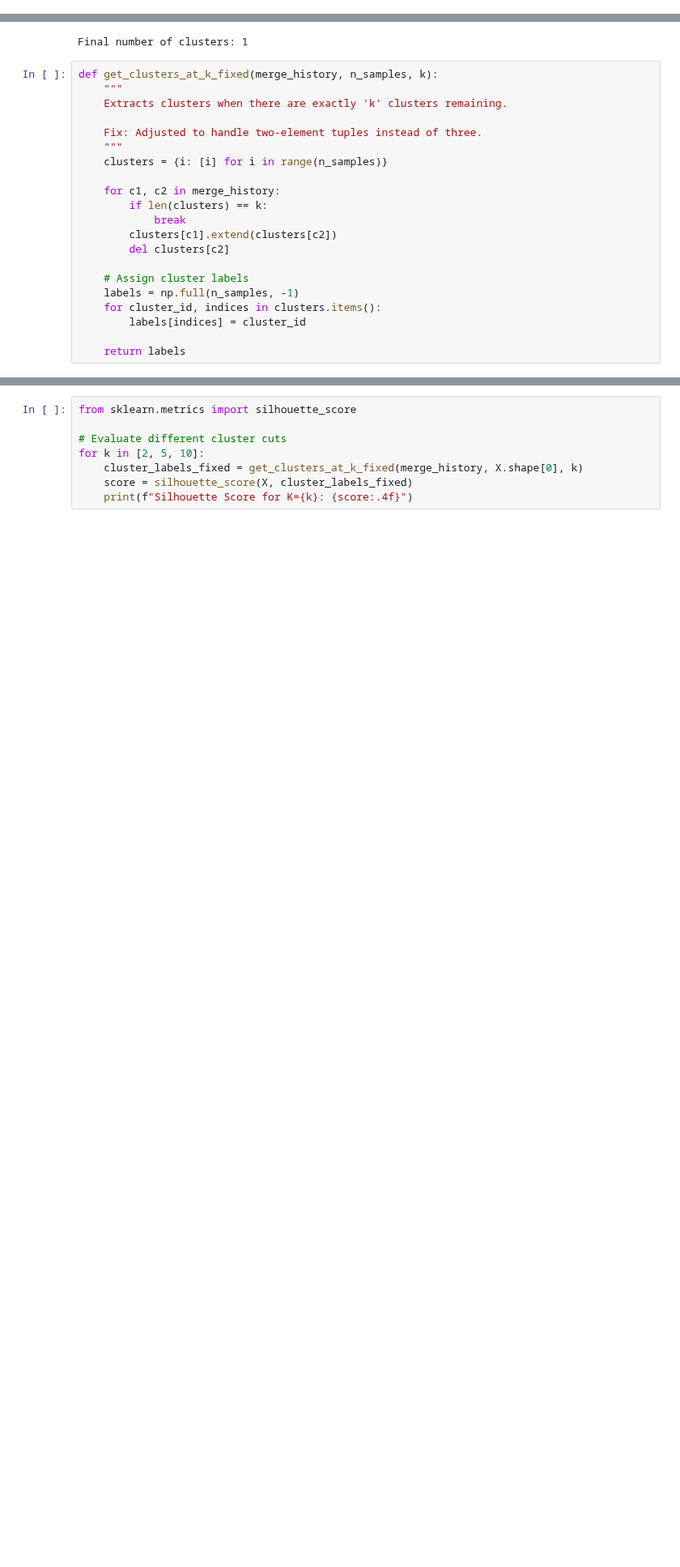
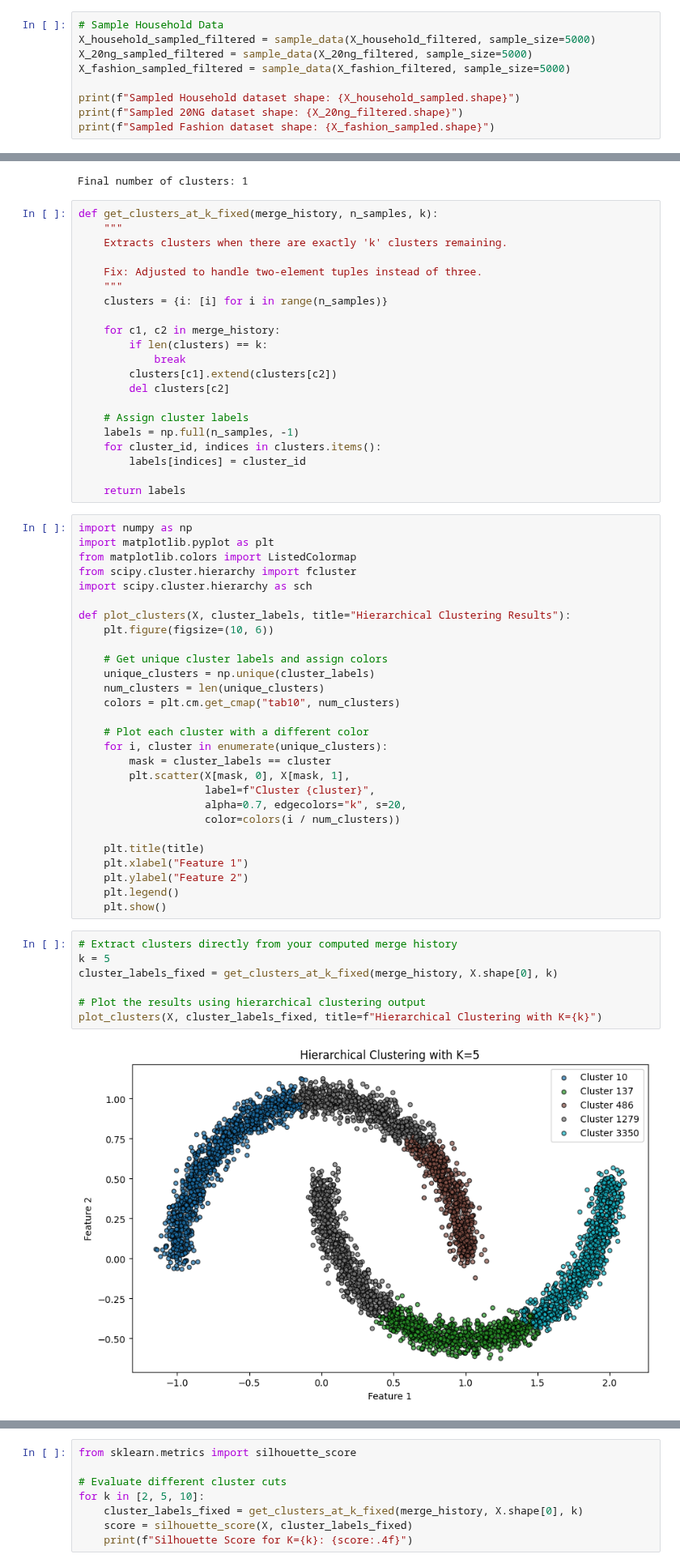
Before and after one commit to HalgasAdrian/CS5230-Coursework, a Jupyter notebook: HW2B Clustering DBSCAN, Hierarchical Clustering.ipynb, the cells around one changed output, grey strips where cells are left out. Shown at 81% size. Drawn from its saved outputs; the diff is of its cells as text; blank space fills up the shorter version.

```diff
--- a/HW2B Clustering DBSCAN, Hierarchical Clustering.ipynb
+++ b/HW2B Clustering DBSCAN, Hierarchical Clustering.ipynb
@@ -520,0 +515,9 @@ datasets_filtered = {
+# %%
+# Sample Household Data
+X_household_sampled_filtered = sample_data(X_household_filtered, sample_size=5000)
+X_20ng_sampled_filtered = sample_data(X_20ng_filtered, sample_size=5000)
+X_fashion_sampled_filtered = sample_data(X_fashion_filtered, sample_size=5000)
+
+print(f"Sampled Household dataset shape: {X_household_sampled.shape}")
+print(f"Sampled 20NG dataset shape: {X_20ng_filtered.shape}")
+print(f"Sampled Fashion dataset shape: {X_fashion_sampled.shape}")
@@ -655,3 +679,40 @@ def get_clusters_at_k_fixed(merge_history, n_samples, k):
         labels[indices] = cluster_id
 
     return labels
+# %%
+import numpy as np
+import matplotlib.pyplot as plt
+from matplotlib.colors import ListedColormap
+from scipy.cluster.hierarchy import fcluster
+import scipy.cluster.hierarchy as sch
+
+def plot_clusters(X, cluster_labels, title="Hierarchical Clustering Results"):
+    plt.figure(figsize=(10, 6))
+
+    # Get unique cluster labels and assign colors
+    unique_clusters = np.unique(cluster_labels)
+    num_clusters = len(unique_clusters)
+    colors = plt.cm.get_cmap("tab10", num_clusters)
+
+    # Plot each cluster with a different color
+    for i, cluster in enumerate(unique_clusters):
+        mask = cluster_labels == cluster
+        plt.scatter(X[mask, 0], X[mask, 1],
+                    label=f"Cluster {cluster}",
+                    alpha=0.7, edgecolors="k", s=20,
+                    color=colors(i / num_clusters))
+
+    plt.title(title)
+    plt.xlabel("Feature 1")
+    plt.ylabel("Feature 2")
+    plt.legend()
+    plt.show()
+# %%
+# Extract clusters directly from your computed merge history
+k = 5
+cluster_labels_fixed = get_clusters_at_k_fixed(merge_history, X.shape[0], k)
+
+# Plot the results using hierarchical clustering output
+plot_clusters(X, cluster_labels_fixed, title=f"Hierarchical Clustering with K={k}")
+# %% [output]
+[figure, added]
```
Also changed, not shown: parts of 16 cells of this notebook.
